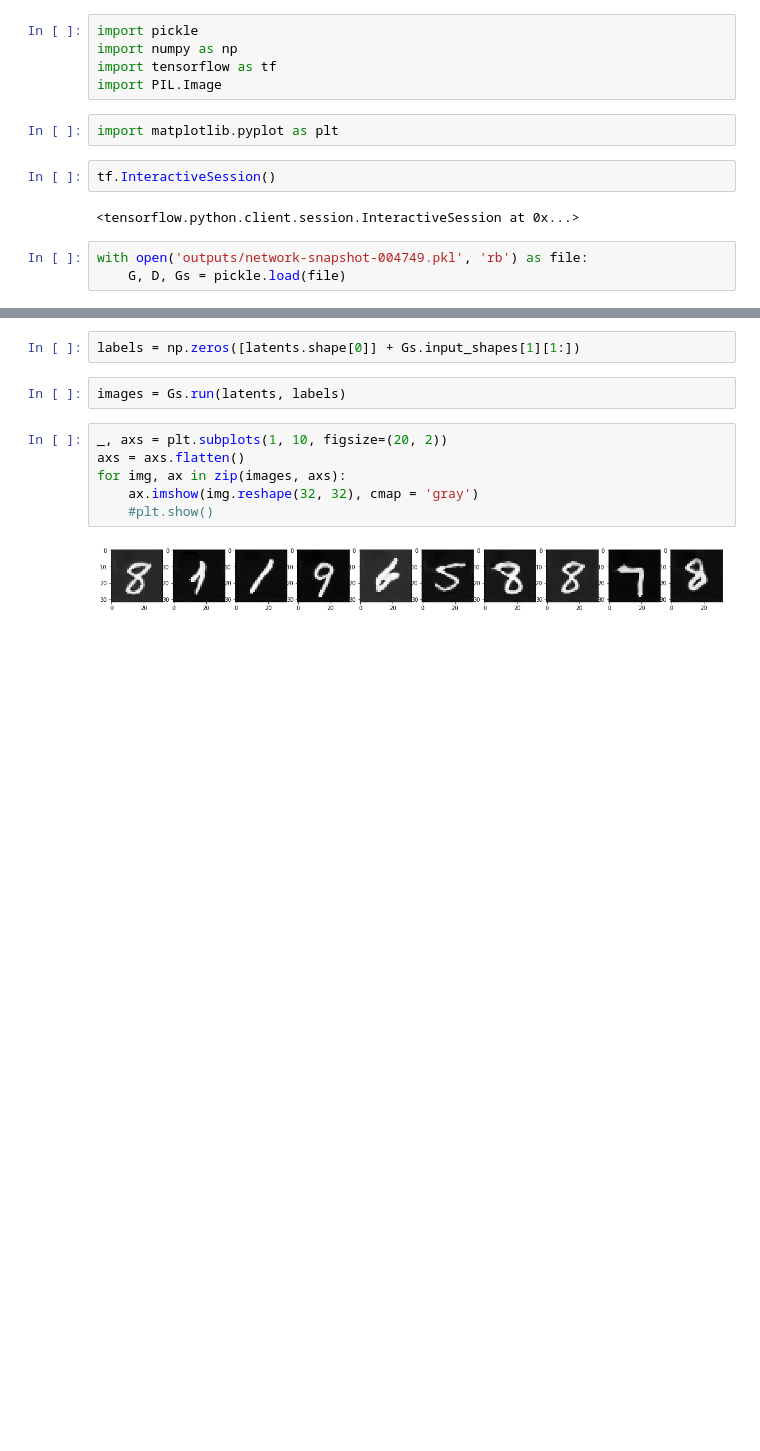
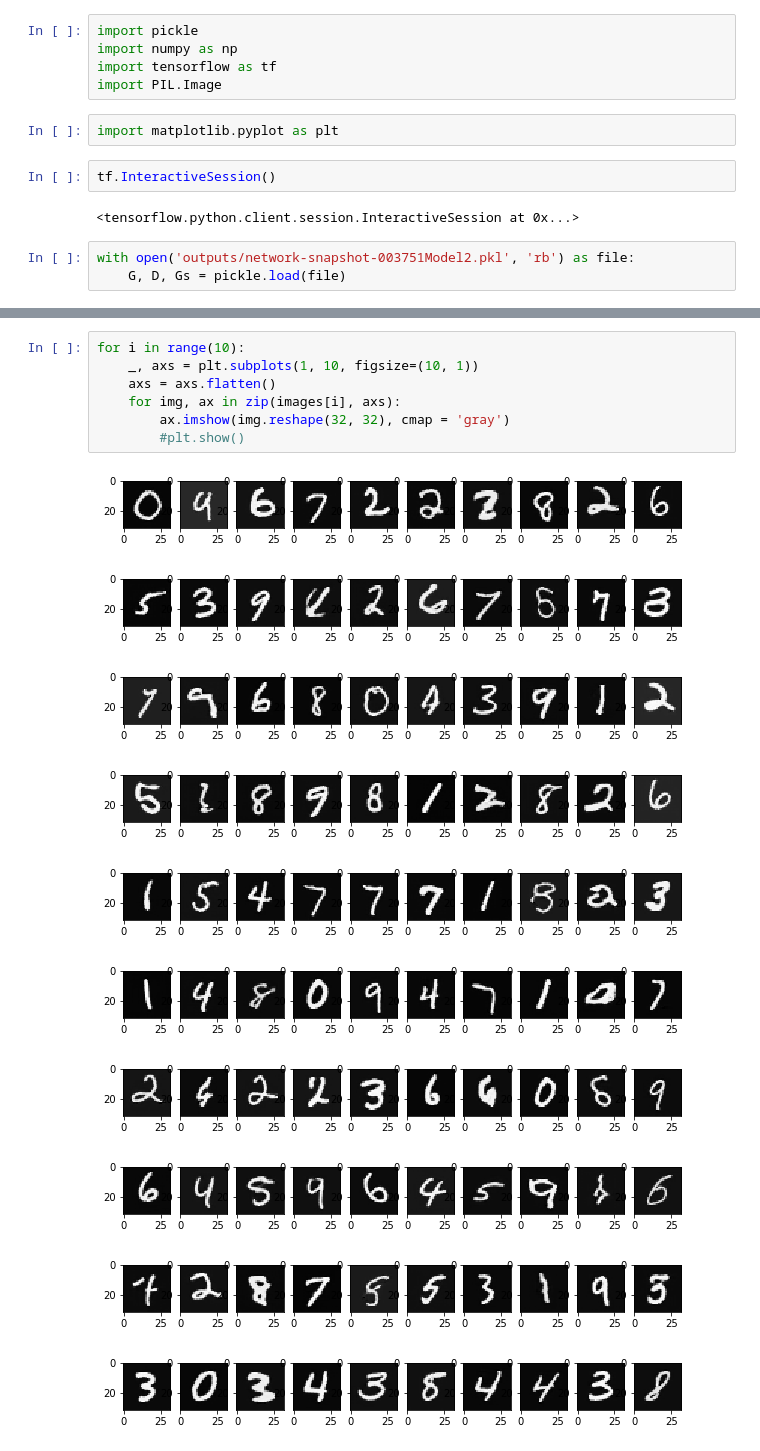
Before and after one commit to niranjan09/NYU_DeepLearningSpring2019_Team4, a Jupyter notebook: Code/pro_gan/output_validator.ipynb, the cells around one changed output, grey strips where cells are left out. Saved outputs shown, nothing was run; the diff lists cells and outputs as text; blank space fills up the shorter version.

Commit message:
output of model2 start

```diff
--- a/Code/pro_gan/output_validator.ipynb
+++ b/Code/pro_gan/output_validator.ipynb
@@ -10,6 +10,6 @@ tf.InteractiveSession()
 # %% [output]
 <tensorflow.python.client.session.InteractiveSession at 0x...>
 # %%
-with open('outputs/network-snapshot-004749.pkl', 'rb') as file:
+with open('outputs/network-snapshot-003751Model2.pkl', 'rb') as file:
     G, D, Gs = pickle.load(file)
 # %%
@@ -36,12 +45,18 @@ latents = np.hstack((latents, c1, c2, c3))
-# %%
-labels = np.zeros([latents.shape[0]] + Gs.input_shapes[1][1:])
-# %%
-images = Gs.run(latents, labels)
 # %%
-_, axs = plt.subplots(1, 10, figsize=(20, 2))
-axs = axs.flatten()
-for img, ax in zip(images, axs):
-    ax.imshow(img.reshape(32, 32), cmap = 'gray')
-    #plt.show()
+for i in range(10):
+    _, axs = plt.subplots(1, 10, figsize=(10, 1))
+    axs = axs.flatten()
+    for img, ax in zip(images[i], axs):
+        ax.imshow(img.reshape(32, 32), cmap = 'gray')
+        #plt.show()
 # %% [output]
-[figure, old version]
+[figure, new version]
+[figure, added]
+[figure, added]
+[figure, added]
+[figure, added]
+[figure, added]
+[figure, added]
+[figure, added]
+[figure, added]
+[figure, added]
```
Also changed, not shown: parts of 1 cell of this notebook.
